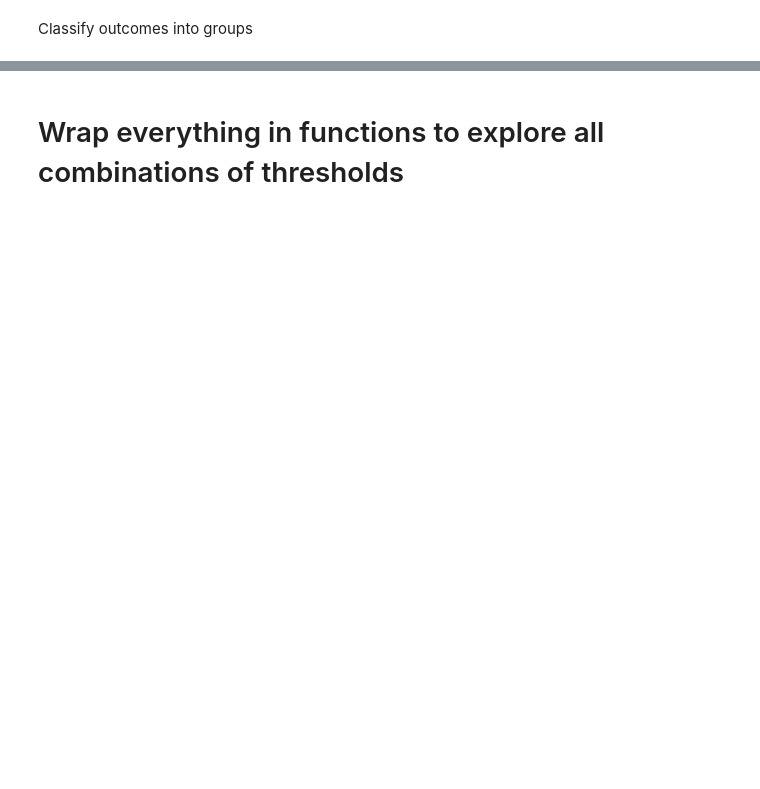
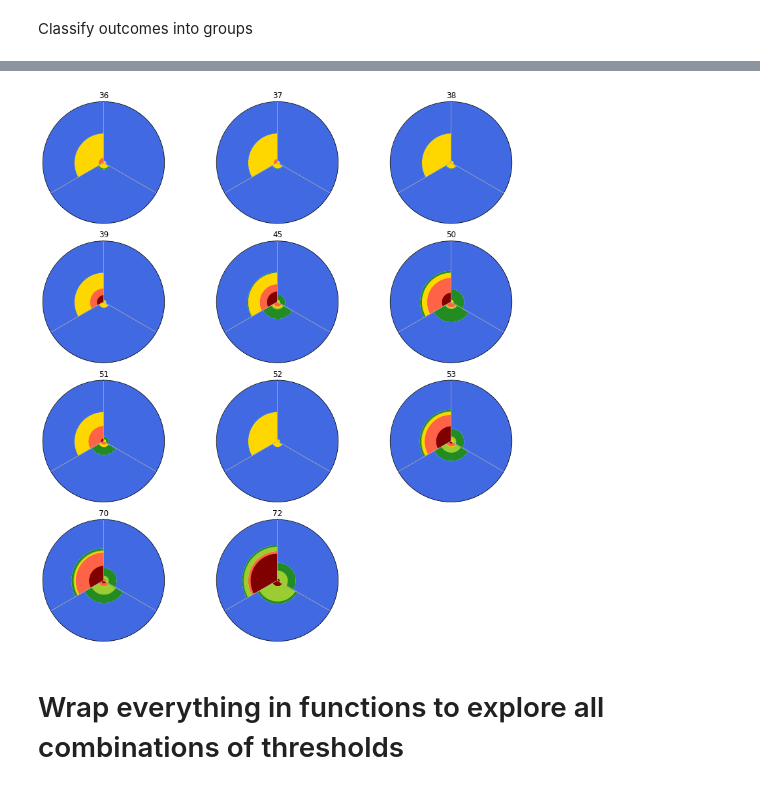
Before and after one commit to antonia-had/drought_classification, a Jupyter notebook: hive_plots_drought_impacts.ipynb, the cells around one changed output, grey strips where cells are left out. Drawn from its saved outputs; the diff is of its cells as text; code cells hidden in the pictures; blank space fills up the shorter version.

```diff
--- a/hive_plots_drought_impacts.ipynb
+++ b/hive_plots_drought_impacts.ipynb
@@ -23,7 +11,7 @@ drought_cat_realizations = drought_impacts_df[drought_impacts_df['Classification
 # %%
 # Load in sample information to classify realizations on variability and persistence
 parameter_values = pd.read_csv('./data/LHsamples_wider_100_AnnQonly.txt', sep='\t', lineterminator='\r', header=0)
-variability_cat_samples = parameter_values[parameter_values['sigma_wet'] >= 0.69].index.values
+variability_cat_samples = parameter_values[parameter_values['sigma_dry'] <= 1.25].index.values
 persistence_cat_samples = parameter_values[parameter_values['p_drydry'] <= 0.07].index.values
 variability_cat_realizations = np.concatenate([np.arange(x*10+1, x*10+10+1) for x in variability_cat_samples],
                                               axis=0 )
@@ -156,3 +264,46 @@ plt.show()
+# %%
+WDs = [36, 37, 38, 39, 45, 50, 51, 52, 53, 70, 72]
+
+fig, axs = plt.subplots(4, 3, figsize=(12, 12))
+
+for i, wd in enumerate(WDs):
+
+    ax = plt.subplot(4, 3, i+1, polar=True)
+
+    #Get impacts for specific group
+    cum_sum_df = group_classifications_wds(drought_impacts_df, wd)
+
+    # Extrapolate curves between angles
+    angles = [y/180*np.pi for x in [np.arange(x, x+125,5) for x in cum_sum_df.angle_start] for y in x]
+    segment_length = len(np.arange(0, 0+125,5))
+
+    # for every group extrapolate values and draw
+    for k in range(1, cum_sum_df.shape[1]-2):
+        previous_values = sum([[cum_sum_df.iloc[i, k-1]]*segment_length for i in range(3)], [])
+    #     previous_values.append(previous_values[-1])
+        values = sum([[cum_sum_df.iloc[i, k]]*segment_length for i in range(3)], [])
+    #     values.append(values[-1])
+
+        # Plot data
+        ax.fill_between(angles, previous_values, values, color=colors[k-1], label=f'Group {k}')
+
+        ax.xaxis.set_tick_params(pad=30)
+
+        ax.set_ylim([0,100])
+        ax.set_yticklabels([])
+        ax.set_rticks([])
+        ax.set_thetagrids([0, 120, 240], [])
+        ax.set_theta_zero_location("N")
+        ax.set_title(f'{wd}')
+
+ax = plt.subplot(4, 3, 12, polar=True)
+ax.axis('off')
+
+plt.tight_layout(h_pad=None, w_pad=None)
+plt.savefig('wd_impacts_stationary.svg')
+plt.show()
+# %% [output]
+[figure, added]
 # %% [markdown]
 # Wrap everything in functions to explore all combinations of thresholds
 # %%
```
Also changed, not shown: parts of 15 cells of this notebook, 37 other files.
